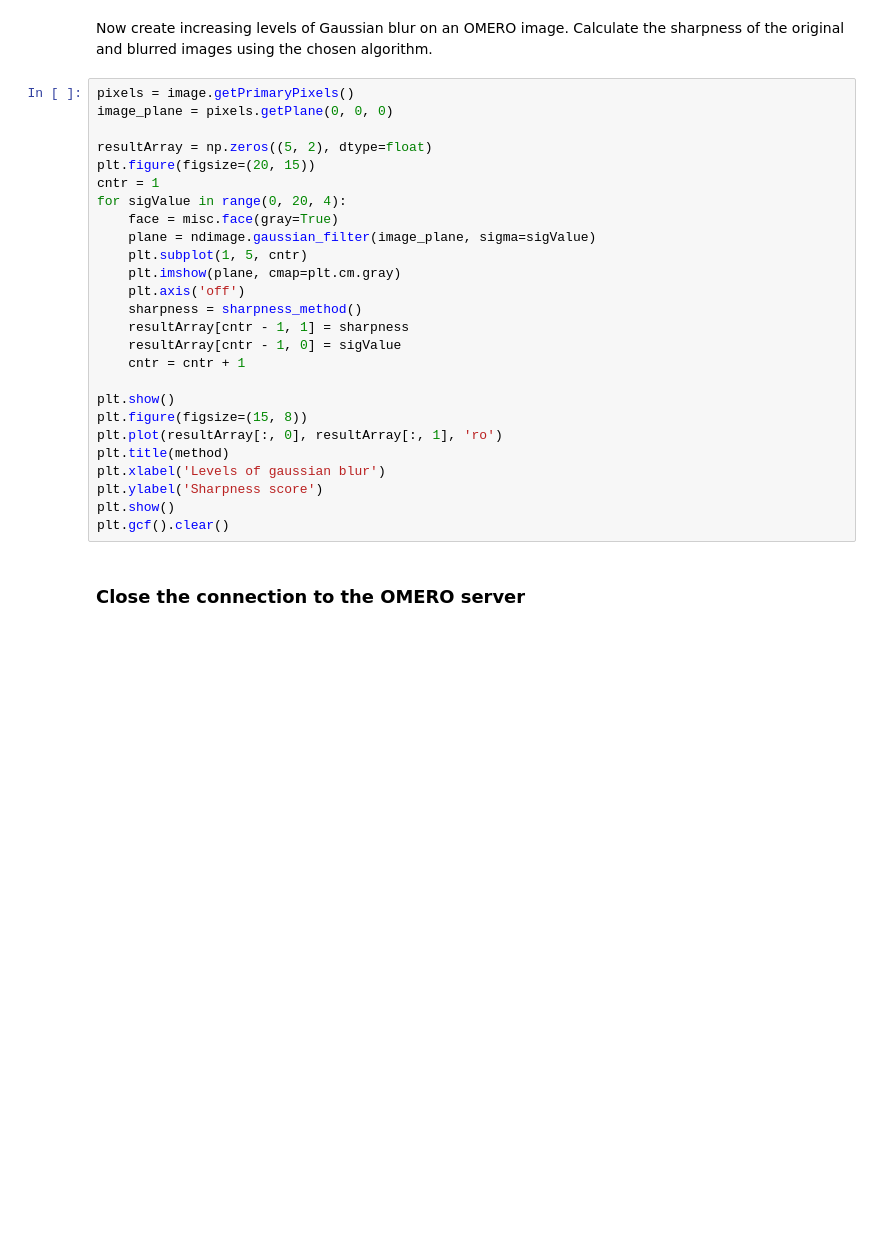
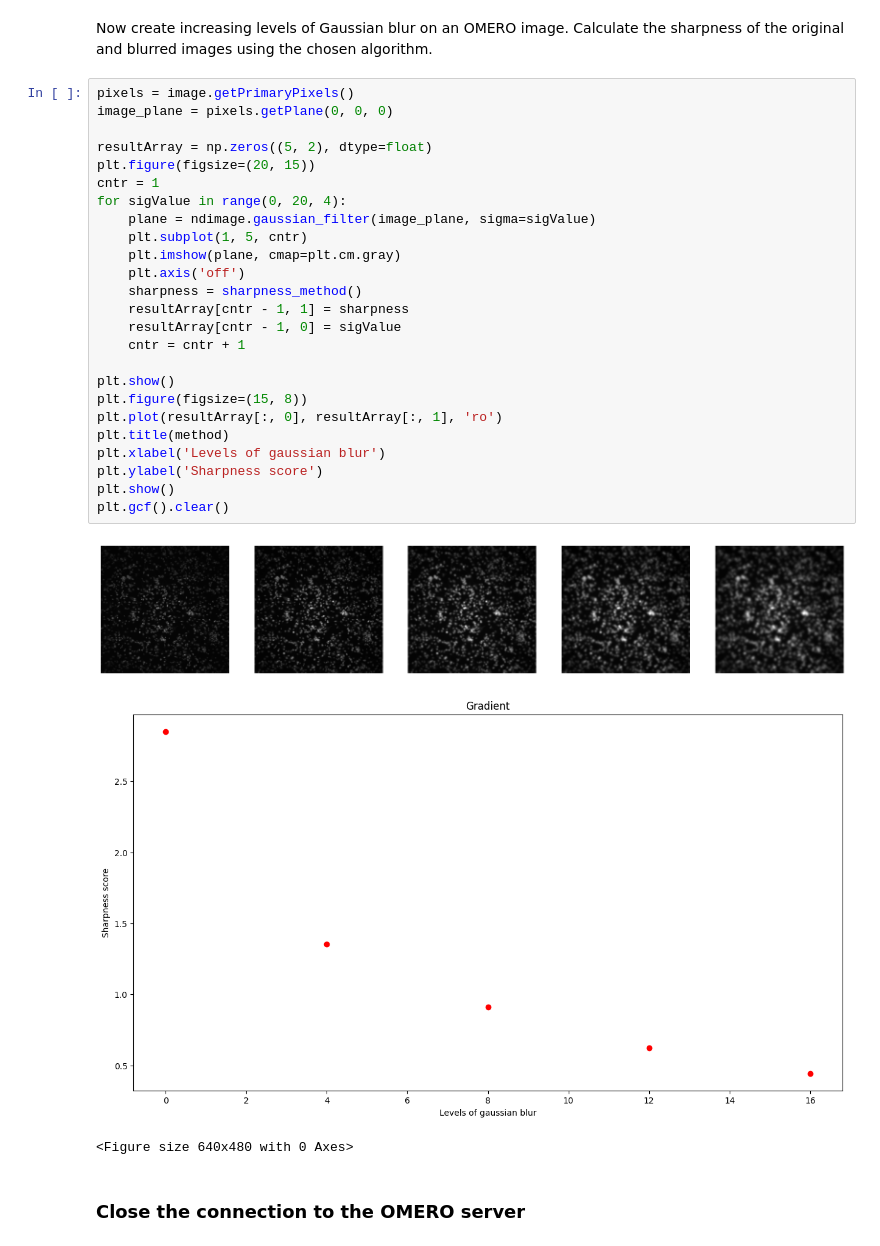
Before and after one commit to ome/omero-guide-python, a Jupyter notebook: notebooks/CalculateSharpnessOneImage.ipynb, the cells around one changed output. Saved outputs shown, nothing was run; the diff lists cells and outputs as text; blank space fills up the shorter version.

```diff
--- a/notebooks/CalculateSharpnessOneImage.ipynb
+++ b/notebooks/CalculateSharpnessOneImage.ipynb
@@ -150,29 +168,32 @@ the chosen algorithm.
 # %%
 pixels = image.getPrimaryPixels()
 image_plane = pixels.getPlane(0, 0, 0)
 
 resultArray = np.zeros((5, 2), dtype=float)
 plt.figure(figsize=(20, 15))
 cntr = 1
 for sigValue in range(0, 20, 4):
-    face = misc.face(gray=True)
     plane = ndimage.gaussian_filter(image_plane, sigma=sigValue)
     plt.subplot(1, 5, cntr)
     plt.imshow(plane, cmap=plt.cm.gray)
     plt.axis('off')
     sharpness = sharpness_method()
     resultArray[cntr - 1, 1] = sharpness
     resultArray[cntr - 1, 0] = sigValue
     cntr = cntr + 1
 
 plt.show()
 plt.figure(figsize=(15, 8))
 plt.plot(resultArray[:, 0], resultArray[:, 1], 'ro')
 plt.title(method)
 plt.xlabel('Levels of gaussian blur')
 plt.ylabel('Sharpness score')
 plt.show()
 plt.gcf().clear()
+# %% [output]
+[figure, added]
+[figure, added]
+<Figure size 640x480 with 0 Axes>
 # %% [markdown]
 ### Close the connection to the OMERO server
 # %%
```
Also changed, not shown: parts of 10 cells of this notebook, 5 other files.
